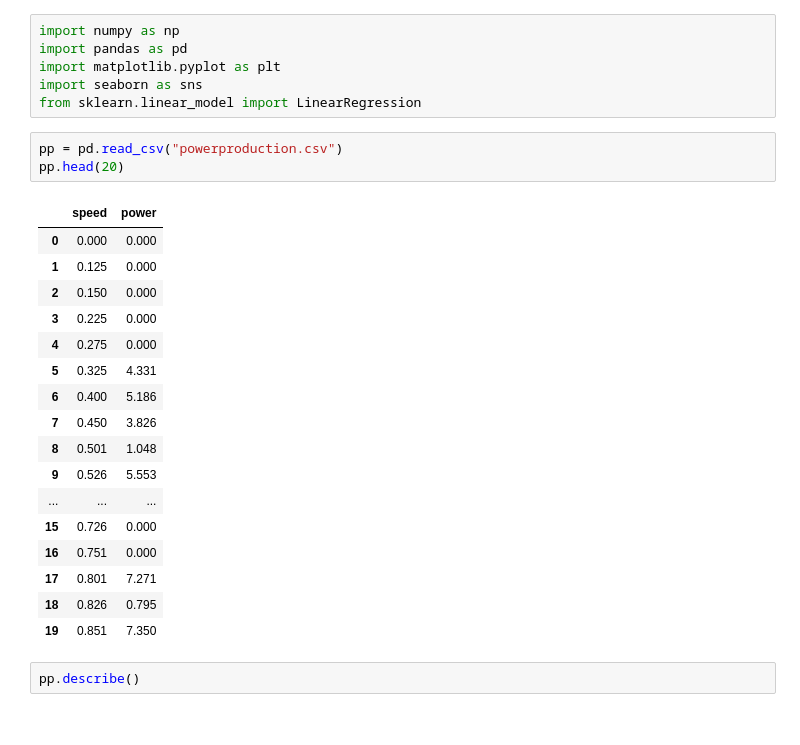
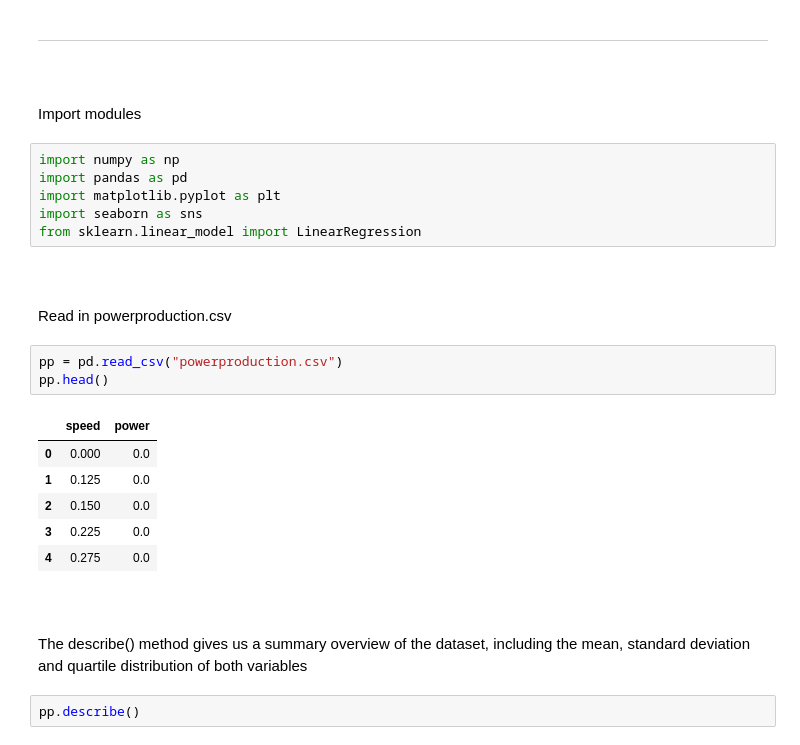
Before and after one commit to colm-o-caoimh/RegressionAnalysis, a Jupyter notebook: power_production.ipynb, the cells around one changed output. Cells and saved outputs as stored; diff of their text form.

Commit message:
Introduction complete and initial analysis described

```diff
--- a/power_production.ipynb
+++ b/power_production.ipynb
@@ -4,30 +21,33 @@ This project performs and explains simple linear regression using the Python pro
+# %% [markdown]
+***
+
+<br>
+# %% [markdown]
+Import modules
 # %%
 import numpy as np
 import pandas as pd
 import matplotlib.pyplot as plt
 import seaborn as sns
 from sklearn.linear_model import LinearRegression
+# %% [markdown]
+<br>
+# %% [markdown]
+Read in powerproduction.csv
 # %%
 pp = pd.read_csv("powerproduction.csv")
-pp.head(20)
+pp.head()
 # %% [output]
 |  | speed | power |
-| 0 | 0.000 | 0.000 |
-| 1 | 0.125 | 0.000 |
-| 2 | 0.150 | 0.000 |
-| 3 | 0.225 | 0.000 |
-| 4 | 0.275 | 0.000 |
-| 5 | 0.325 | 4.331 |
-| 6 | 0.400 | 5.186 |
-| 7 | 0.450 | 3.826 |
-| 8 | 0.501 | 1.048 |
-| 9 | 0.526 | 5.553 |
-| ... | ... | ... |
-| 15 | 0.726 | 0.000 |
-| 16 | 0.751 | 0.000 |
-| 17 | 0.801 | 7.271 |
-| 18 | 0.826 | 0.795 |
-| 19 | 0.851 | 7.350 |
+| 0 | 0.000 | 0.0 |
+| 1 | 0.125 | 0.0 |
+| 2 | 0.150 | 0.0 |
+| 3 | 0.225 | 0.0 |
+| 4 | 0.275 | 0.0 |
+# %% [markdown]
+<br>
+# %% [markdown]
+The describe() method gives us a summary overview of the dataset, including the mean, standard deviation and quartile distribution of both variables
 # %%
 pp.describe()
 # %% [output]
```
Also changed, not shown: parts of 21 cells of this notebook.
